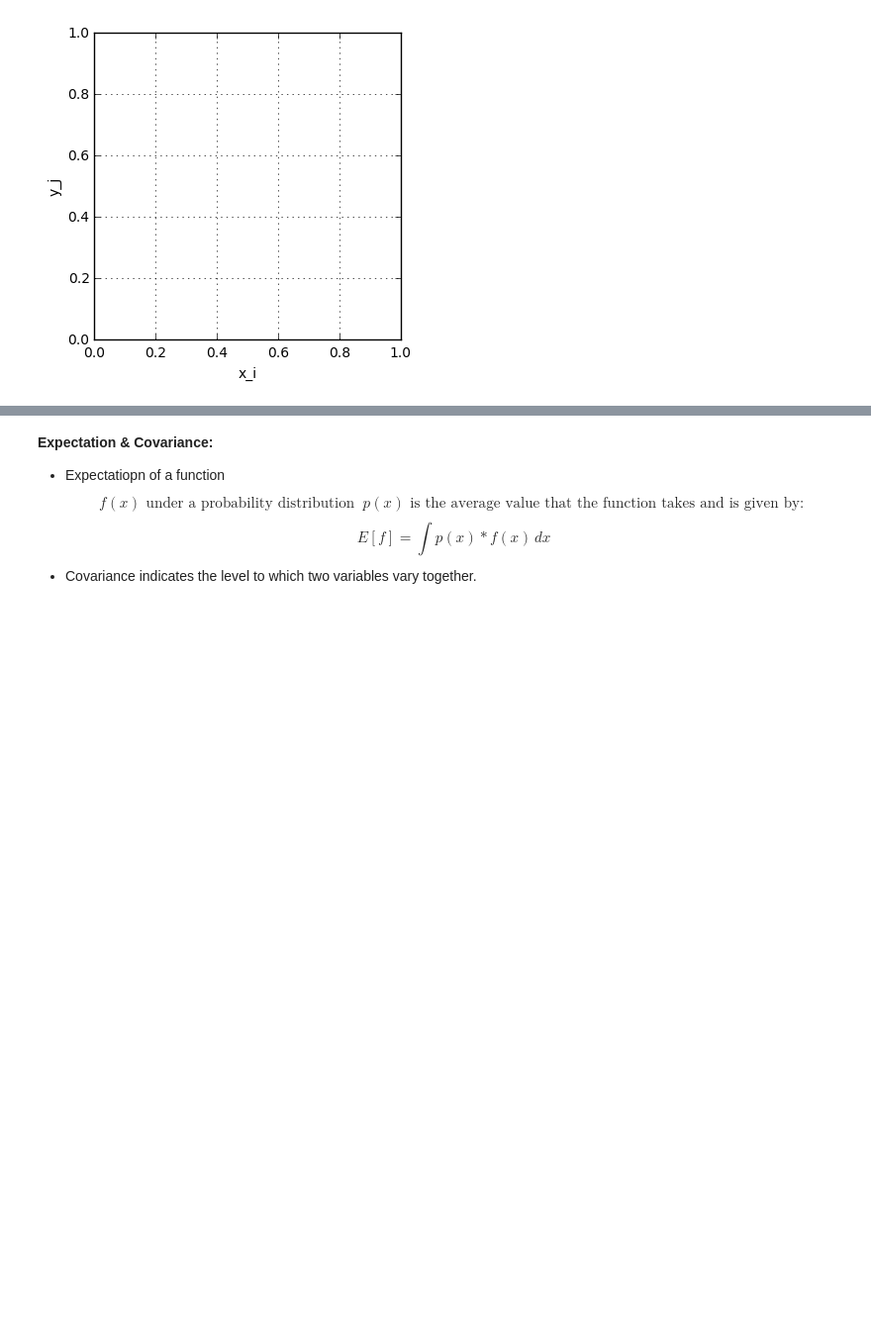
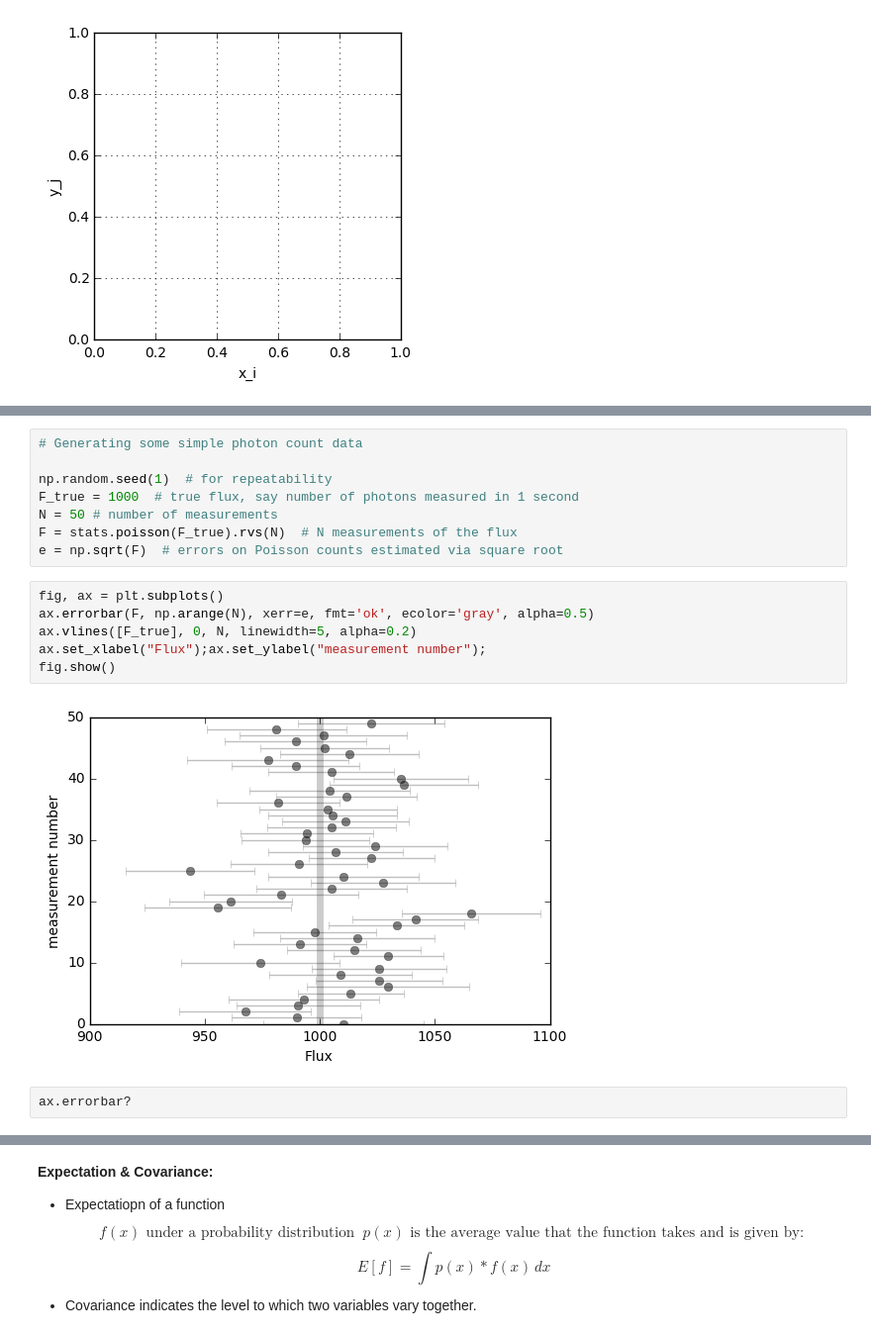
Before and after one commit to Manish-rai21bit/Artificial_Intelligence, a Jupyter notebook: MachineLearning_Studies/Chapter_1.ipynb, the cells around one changed output, grey strips where cells are left out. Shown at 99% size. Saved outputs shown, nothing was run; the diff lists cells and outputs as text; blank space fills up the shorter version.

```diff
--- a/MachineLearning_Studies/Chapter_1.ipynb
+++ b/MachineLearning_Studies/Chapter_1.ipynb
@@ -89,0 +95,18 @@ An important interpretation of Bayes' theorem is in terms of the **Prior Probabi
+# %%
+# Generating some simple photon count data
+
+np.random.seed(1)  # for repeatability
+F_true = 1000  # true flux, say number of photons measured in 1 second
+N = 50 # number of measurements
+F = stats.poisson(F_true).rvs(N)  # N measurements of the flux
+e = np.sqrt(F)  # errors on Poisson counts estimated via square root
+# %%
+fig, ax = plt.subplots()
+ax.errorbar(F, np.arange(N), xerr=e, fmt='ok', ecolor='gray', alpha=0.5)
+ax.vlines([F_true], 0, N, linewidth=5, alpha=0.2)
+ax.set_xlabel("Flux");ax.set_ylabel("measurement number");
+fig.show()
+# %% [output]
+[figure, added]
+# %%
+ax.errorbar?
```
Also changed, not shown: parts of 9 cells of this notebook.
